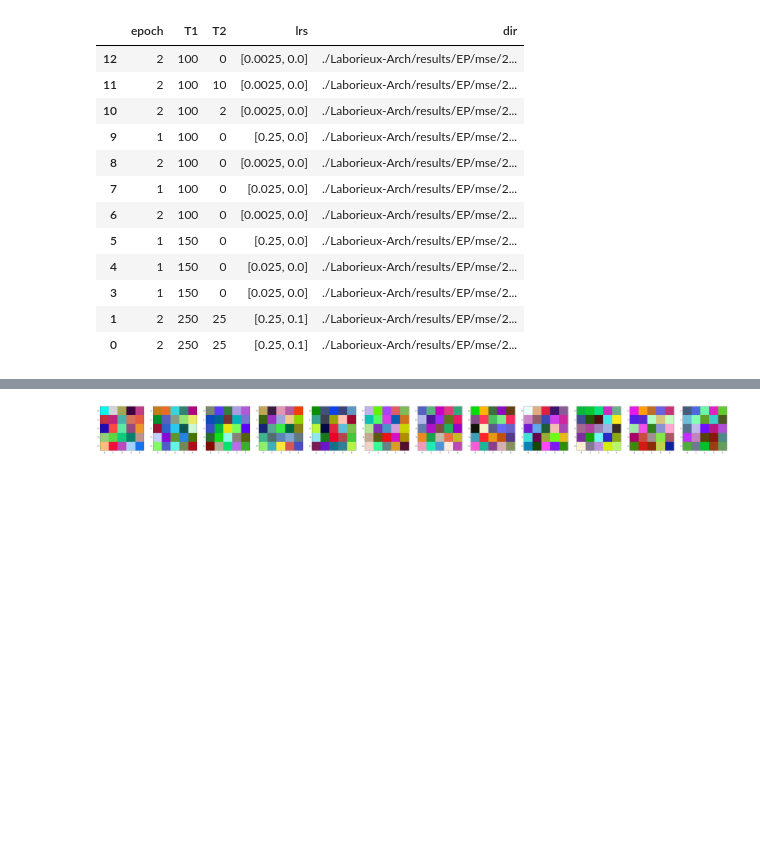
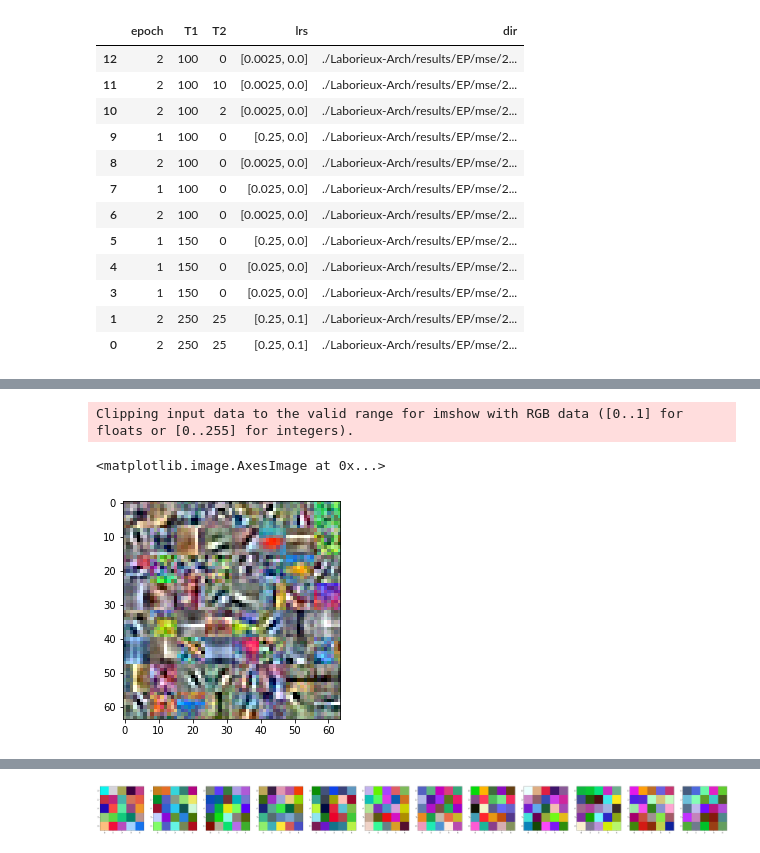
Before and after one commit to ajherman/Equilibrium-Propagation, a Jupyter notebook: Plot_Robustness.ipynb, the cells around one changed output, grey strips where cells are left out. Cells and saved outputs as stored; diff of their text form; code cells hidden in the pictures; blank space fills up the shorter version.

```diff
--- a/Plot_Robustness.ipynb
+++ b/Plot_Robustness.ipynb
@@ -325,0 +338,24 @@ for idx in range(12):
+# %%
+def montage(X):
+    m, n, count = np.shape(X)
+    mm = int(np.ceil(np.sqrt(count)))
+    nn = mm
+    M = np.zeros((mm * m, nn * n))
+
+    image_id = 0
+    for j in range(mm):
+        for k in range(nn):
+            if image_id >= count:
+                break
+            sliceM, sliceN = j * m, k * n
+            M[sliceN:sliceN + n, sliceM:sliceM + m] = X[:, :, image_id]
+            image_id += 1
+    return M
+# %%
+featm = np.asarray([montage(mymodel.synapses[0].weight.transpose(0,2).transpose(1,3)[:,:,:,i].data.numpy()) for i in range(3)])
+# %%
+plt.imshow(featm.transpose(1,2,0)*3+ 0.5)
+# %% [output]
+Clipping input data to the valid range for imshow with RGB data ([0..1] for floats or [0..255] for integers).
+<matplotlib.image.AxesImage at 0x...>
+[figure, added]
```
Also changed, not shown: parts of 16 cells of this notebook, 6 other files.
